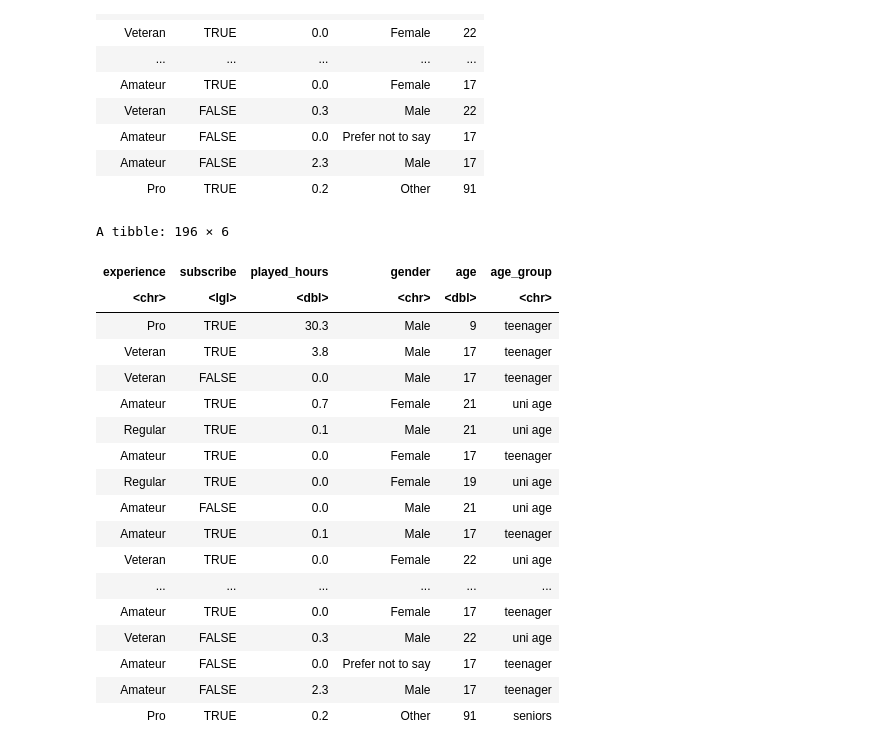
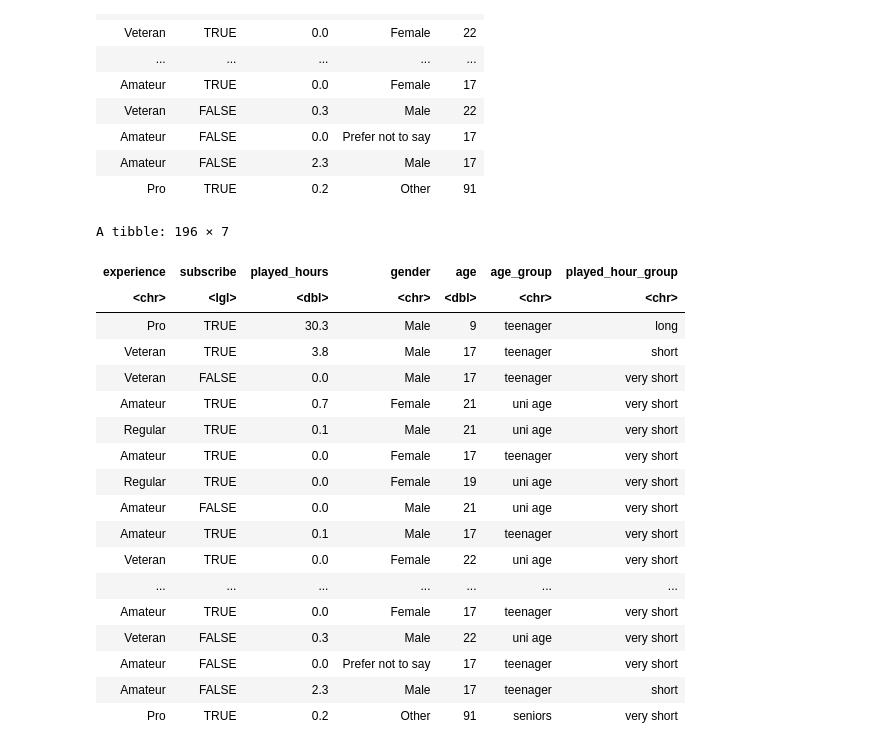
Before and after one commit to codeha/DSCI_PROJECT, a Jupyter notebook: thz project.ipynb, the cells around one changed output. Drawn from its saved outputs; the diff is of its cells as text; code cells hidden in the pictures.

```diff
--- a/thz project.ipynb
+++ b/thz project.ipynb
@@ -47,40 +57,54 @@ A tibble: 196 × 5
 | Amateur | FALSE | 2.3 | Male | 17 |
 | Pro | TRUE | 0.2 | Other | 91 |
 # %%
+#data wrangling
 # The age groups are divided into smaller groups for young ages as game server is likely having more young participants.
+# played hour group has a <=1 group as great amount of players probably just signed up but not yet played with played hour 0.0
 age_group <-function(age)
     {if (age >65)
     {return ("seniors")}
      else if (age >34)
     {return ("working pop")}
      else if (age >25)
     {return ("young working pop")}
      else if (age > 18)
     {return ("uni age")}
      else
          {return ("teenager")}}
 
 
-players_newcol_1 <- players |>
-mutate(age_group = sapply(age, age_group))
-players_newcol_1
+played_hour_group <-function(played_hours)
+    {if (played_hours >30)
+    {return ("long")}
+     else if (played_hours>10)
+    {return ("medium")}
+     else if (played_hours>1)
+    {return ("short")}
+     else
+    {return ("very short")}}
+
+
+players_newcol <- players |>
+mutate(age_group = sapply(age, age_group)) |>
+mutate(played_hour_group = sapply(played_hours, played_hour_group))
+players_newcol
 # %% [output]
-A tibble: 196 × 6
+A tibble: 196 × 7
-| experience | subscribe | played_hours | gender | age | age_group |
-| <chr> | <lgl> | <dbl> | <chr> | <dbl> | <chr> |
-| Pro | TRUE | 30.3 | Male | 9 | teenager |
-| Veteran | TRUE | 3.8 | Male | 17 | teenager |
-| Veteran | FALSE | 0.0 | Male | 17 | teenager |
-| Amateur | TRUE | 0.7 | Female | 21 | uni age |
-| Regular | TRUE | 0.1 | Male | 21 | uni age |
-| Amateur | TRUE | 0.0 | Female | 17 | teenager |
-| Regular | TRUE | 0.0 | Female | 19 | uni age |
-| Amateur | FALSE | 0.0 | Male | 21 | uni age |
-| Amateur | TRUE | 0.1 | Male | 17 | teenager |
-| Veteran | TRUE | 0.0 | Female | 22 | uni age |
-| ... | ... | ... | ... | ... | ... |
-| Amateur | TRUE | 0.0 | Female | 17 | teenager |
-| Veteran | FALSE | 0.3 | Male | 22 | uni age |
-| Amateur | FALSE | 0.0 | Prefer not to say | 17 | teenager |
-| Amateur | FALSE | 2.3 | Male | 17 | teenager |
-| Pro | TRUE | 0.2 | Other | 91 | seniors |
+| experience | subscribe | played_hours | gender | age | age_group | played_hour_group |
+| <chr> | <lgl> | <dbl> | <chr> | <dbl> | <chr> | <chr> |
+| Pro | TRUE | 30.3 | Male | 9 | teenager | long |
+| Veteran | TRUE | 3.8 | Male | 17 | teenager | short |
+| Veteran | FALSE | 0.0 | Male | 17 | teenager | very short |
+| Amateur | TRUE | 0.7 | Female | 21 | uni age | very short |
+| Regular | TRUE | 0.1 | Male | 21 | uni age | very short |
+| Amateur | TRUE | 0.0 | Female | 17 | teenager | very short |
+| Regular | TRUE | 0.0 | Female | 19 | uni age | very short |
+| Amateur | FALSE | 0.0 | Male | 21 | uni age | very short |
+| Amateur | TRUE | 0.1 | Male | 17 | teenager | very short |
+| Veteran | TRUE | 0.0 | Female | 22 | uni age | very short |
+| ... | ... | ... | ... | ... | ... | ... |
+| Amateur | TRUE | 0.0 | Female | 17 | teenager | very short |
+| Veteran | FALSE | 0.3 | Male | 22 | uni age | very short |
+| Amateur | FALSE | 0.0 | Prefer not to say | 17 | teenager | very short |
+| Amateur | FALSE | 2.3 | Male | 17 | teenager | short |
+| Pro | TRUE | 0.2 | Other | 91 | seniors | very short |
```
Also changed, not shown: parts of 6 cells of this notebook.
